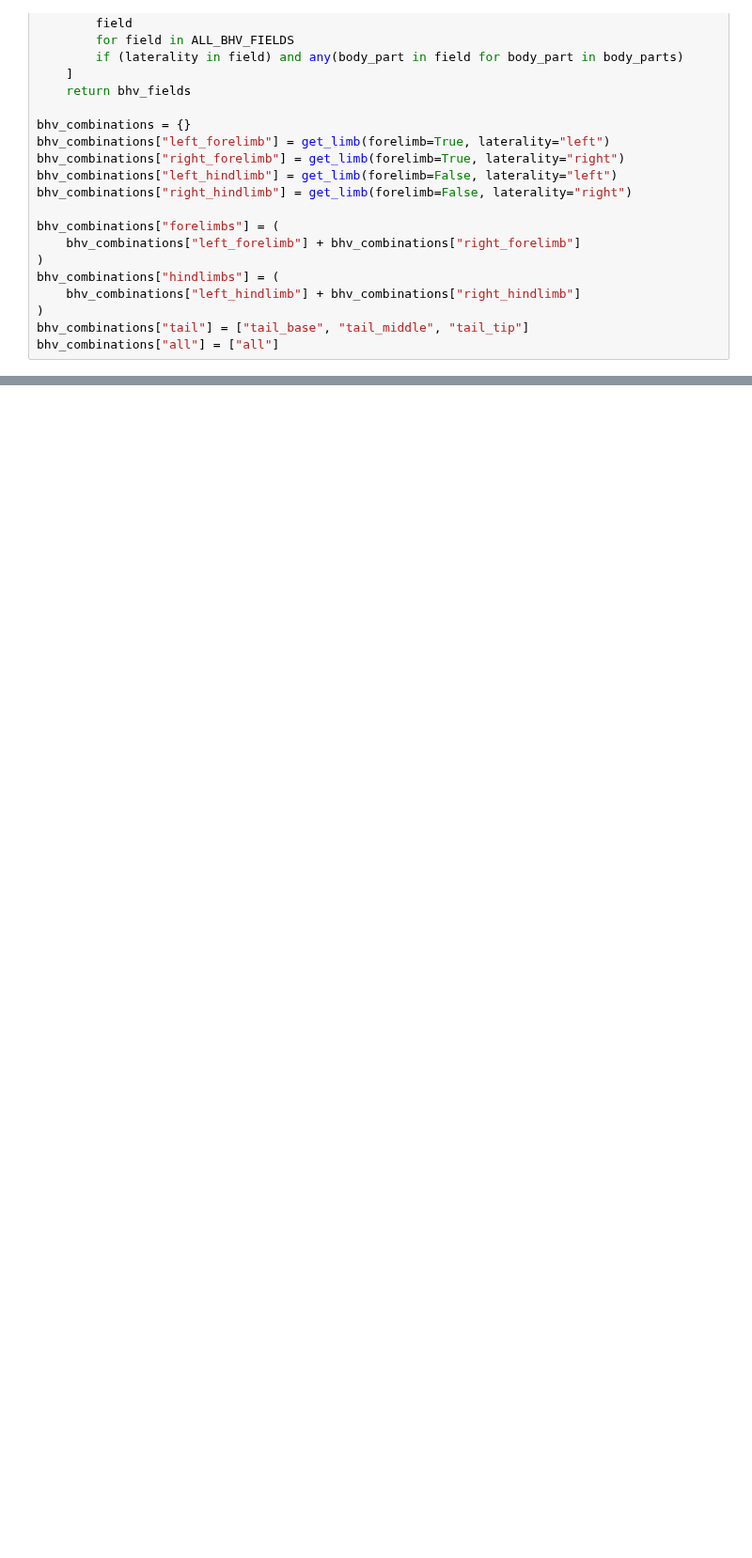
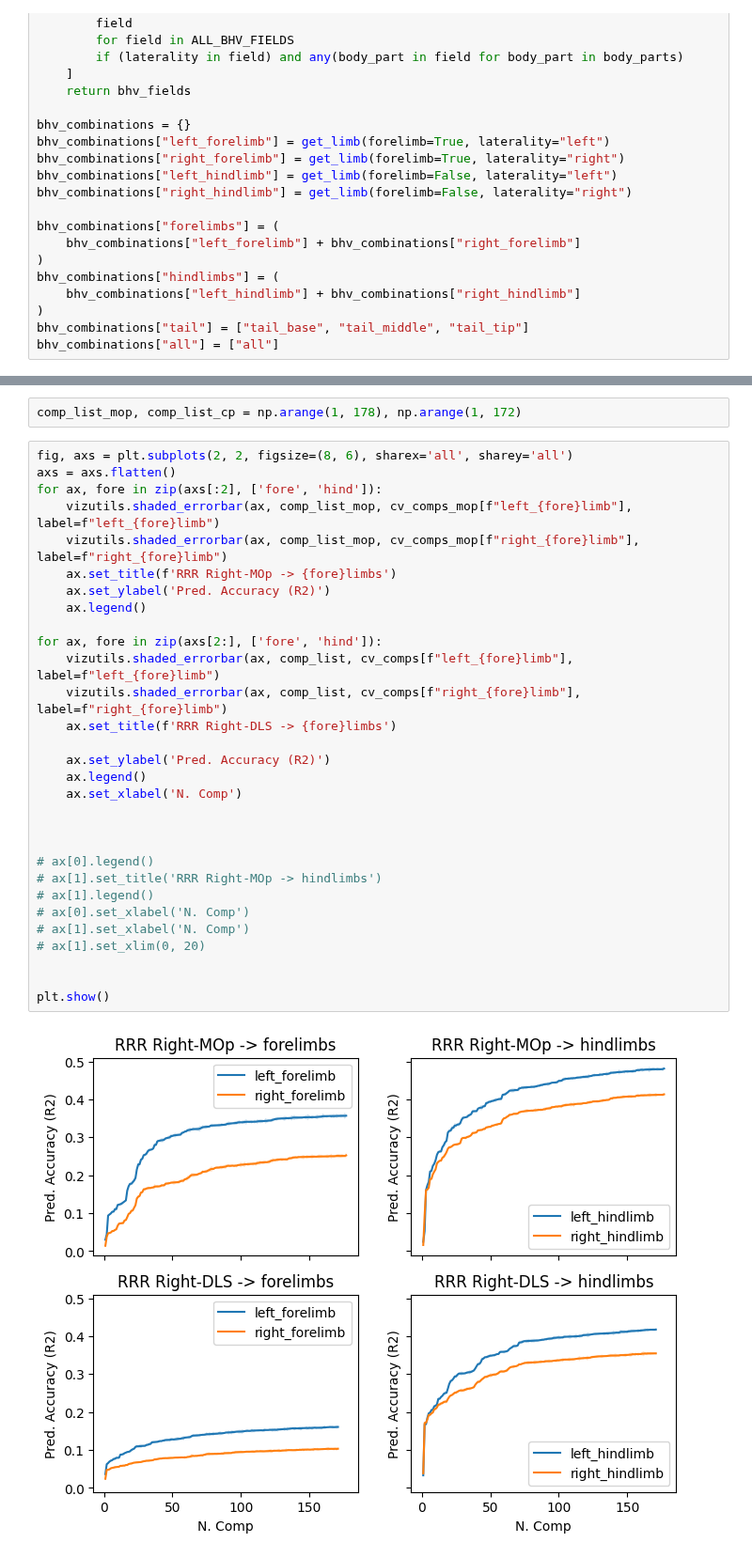
Before and after one commit to martinesparza/earthquake-analysis, a Jupyter notebook: notebooks/pipelines/integration.ipynb, the cells around one changed output, grey strips where cells are left out. Shown at 94% size. Saved outputs shown, nothing was run; the diff lists cells and outputs as text; blank space fills up the shorter version.

```diff
--- a/notebooks/pipelines/integration.ipynb
+++ b/notebooks/pipelines/integration.ipynb
@@ -180,0 +299,34 @@ plt.show()
+# %%
+comp_list_mop, comp_list_cp = np.arange(1, 178), np.arange(1, 172)
+# %%
+fig, axs = plt.subplots(2, 2, figsize=(8, 6), sharex='all', sharey='all')
+axs = axs.flatten()
+for ax, fore in zip(axs[:2], ['fore', 'hind']):
+    vizutils.shaded_errorbar(ax, comp_list_mop, cv_comps_mop[f"left_{fore}limb"], label=f"left_{fore}limb")
+    vizutils.shaded_errorbar(ax, comp_list_mop, cv_comps_mop[f"right_{fore}limb"], label=f"right_{fore}limb")
+    ax.set_title(f'RRR Right-MOp -> {fore}limbs')
+    ax.set_ylabel('Pred. Accuracy (R2)')
+    ax.legend()
+
+for ax, fore in zip(axs[2:], ['fore', 'hind']):
+    vizutils.shaded_errorbar(ax, comp_list, cv_comps[f"left_{fore}limb"], label=f"left_{fore}limb")
+    vizutils.shaded_errorbar(ax, comp_list, cv_comps[f"right_{fore}limb"], label=f"right_{fore}limb")
+    ax.set_title(f'RRR Right-DLS -> {fore}limbs')
+
+    ax.set_ylabel('Pred. Accuracy (R2)')
+    ax.legend()
+    ax.set_xlabel('N. Comp')
+
+
+
+# ax[0].legend()
+# ax[1].set_title('RRR Right-MOp -> hindlimbs')
+# ax[1].legend()
+# ax[0].set_xlabel('N. Comp')
+# ax[1].set_xlabel('N. Comp')
+# ax[1].set_xlim(0, 20)
+
+
+plt.show()
+# %% [output]
+[figure, added]
```
Also changed, not shown: parts of 26 cells of this notebook, 1 other file.
